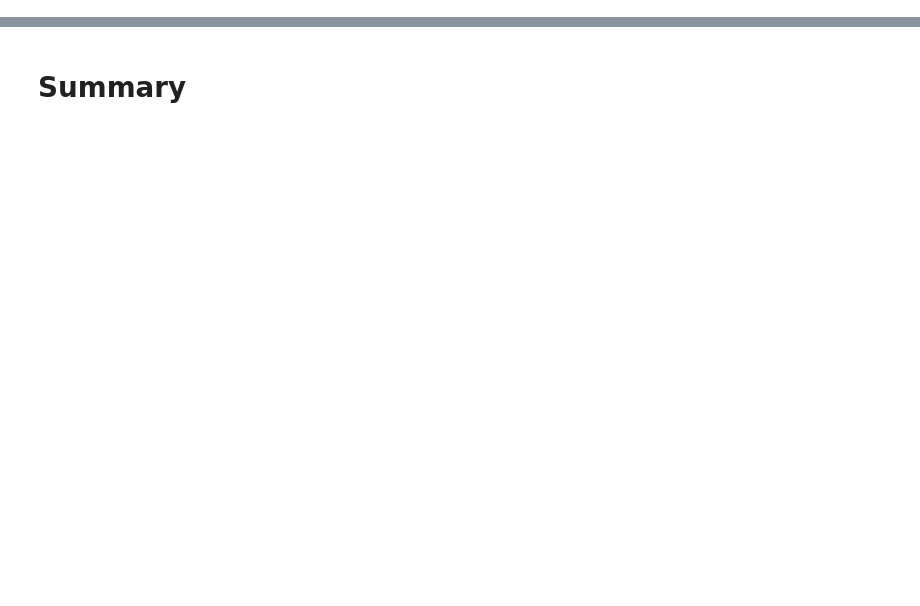
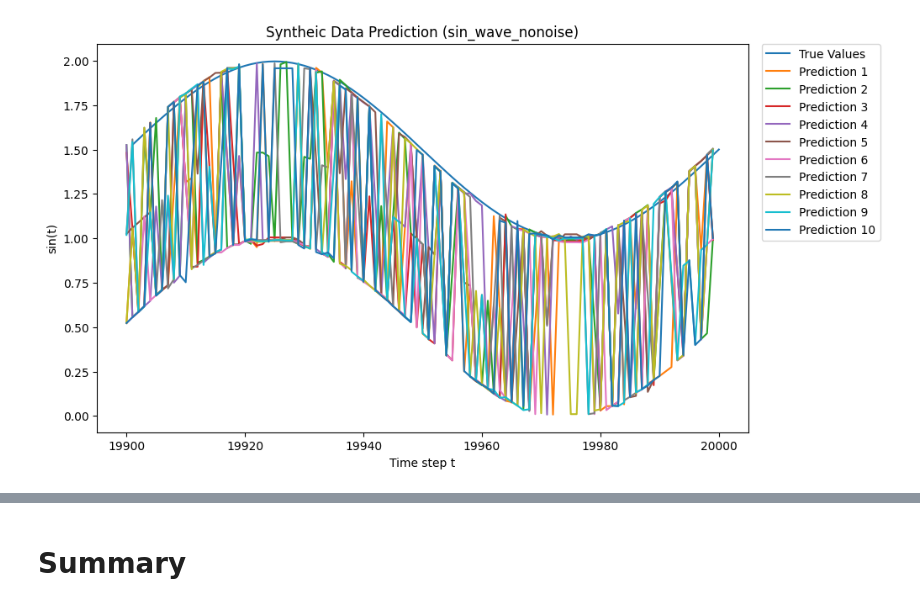
Before and after one commit to tyokyo320/time-series, a Jupyter notebook: utils/predict_syntheic.ipynb, the cells around one changed output, grey strips where cells are left out. Drawn from its saved outputs; the diff is of its cells as text; code cells hidden in the pictures; blank space fills up the shorter version.

```diff
--- a/utils/predict_syntheic.ipynb
+++ b/utils/predict_syntheic.ipynb
@@ -277,0 +292,4 @@ plot_prediction_absolute_error_by_mean_std(error_abs_value, sampling_interval=co
+# %%
+# true values need to be shifted by 1
+true_values_proposed = df_proposed["TRUE"][config.start+1:config.end+1+1]
+true_values_proposed
@@ -277,0 +327,4 @@ plot_prediction_absolute_error_by_mean_std(error_abs_value, sampling_interval=co
+# %%
+plot_syntheic_load(true_values_proposed, predicted_values_proposed)
+# %% [output]
+[figure, added]
```
Also changed, not shown: parts of 22 cells of this notebook, 29 other files.
